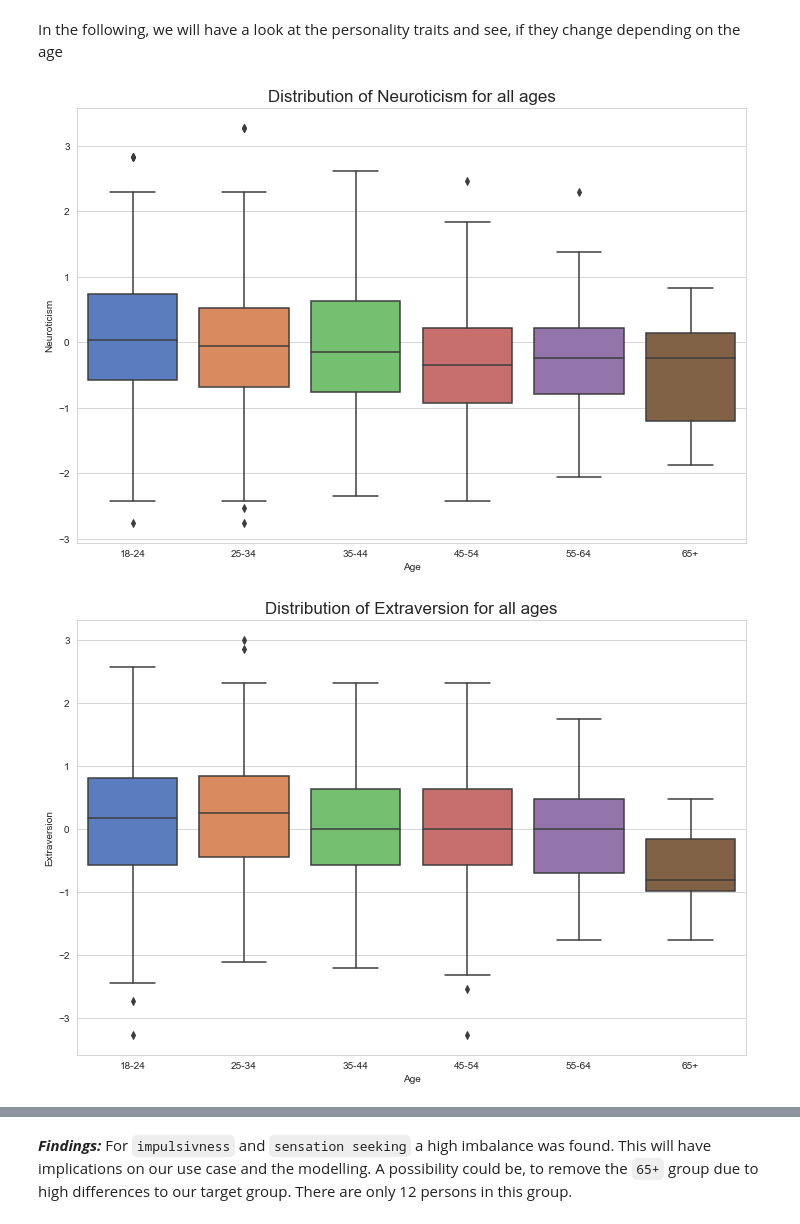
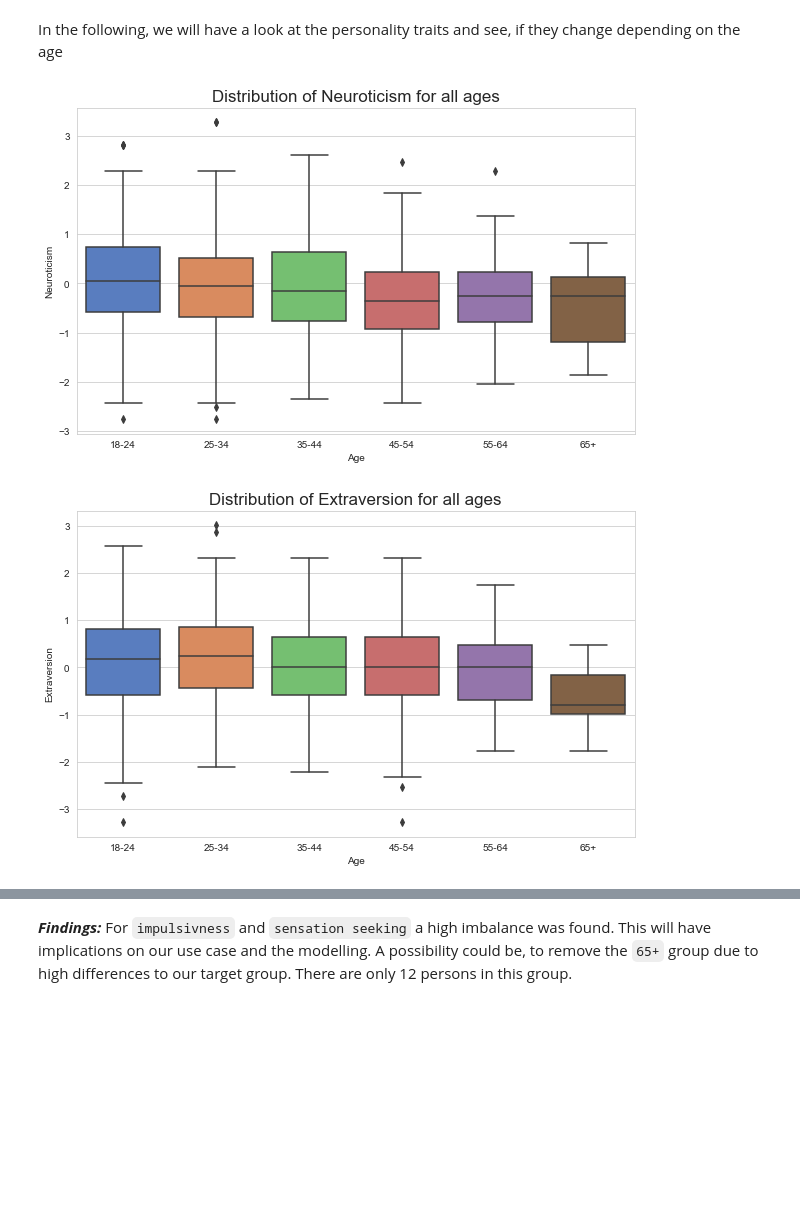
Before and after one commit to Sipa91/Personality-and-Drug-use, a Jupyter notebook: Final_EDA.ipynb, the cells around one changed output, grey strips where cells are left out. Cells and saved outputs as stored; diff of their text form; code cells hidden in the pictures; blank space fills up the shorter version.

```diff
--- a/Final_EDA.ipynb
+++ b/Final_EDA.ipynb
@@ -608,21 +611,21 @@ In the following, we will have a look at the personality traits and see, if they
 # %%
 warnings.filterwarnings('ignore')
 
-plt.figure(figsize = (12,8))
+plt.figure(figsize = (10,6))
 plt.title("Distribution of Neuroticism for all ages", fontsize=17)
 
 sns.boxplot(x='Age', y='Neuroticism', data=drugs_uk.sort_values("Age"));
 # %% [output]
-[figure, old version]
+[figure, new version]
 # %%
 warnings.filterwarnings('ignore')
 
-plt.figure(figsize = (12,8))
+plt.figure(figsize = (10,6))
 plt.title("Distribution of Extraversion for all ages", fontsize=17)
 
 sns.boxplot(x='Age', y='Extraversion', data=drugs_uk.sort_values("Age"));
 # %% [output]
-[figure, old version]
+[figure, new version]
 # %%
 warnings.filterwarnings('ignore')
 
```
Also changed, not shown: parts of 32 cells of this notebook.
